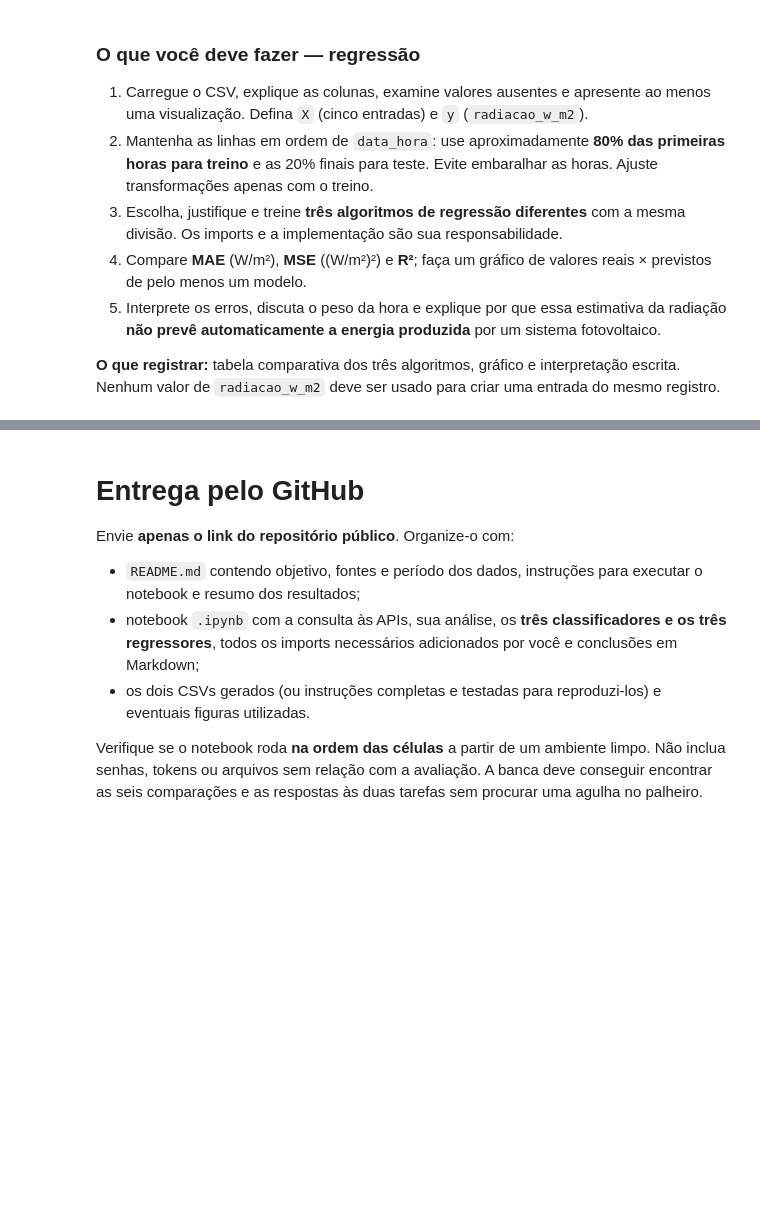
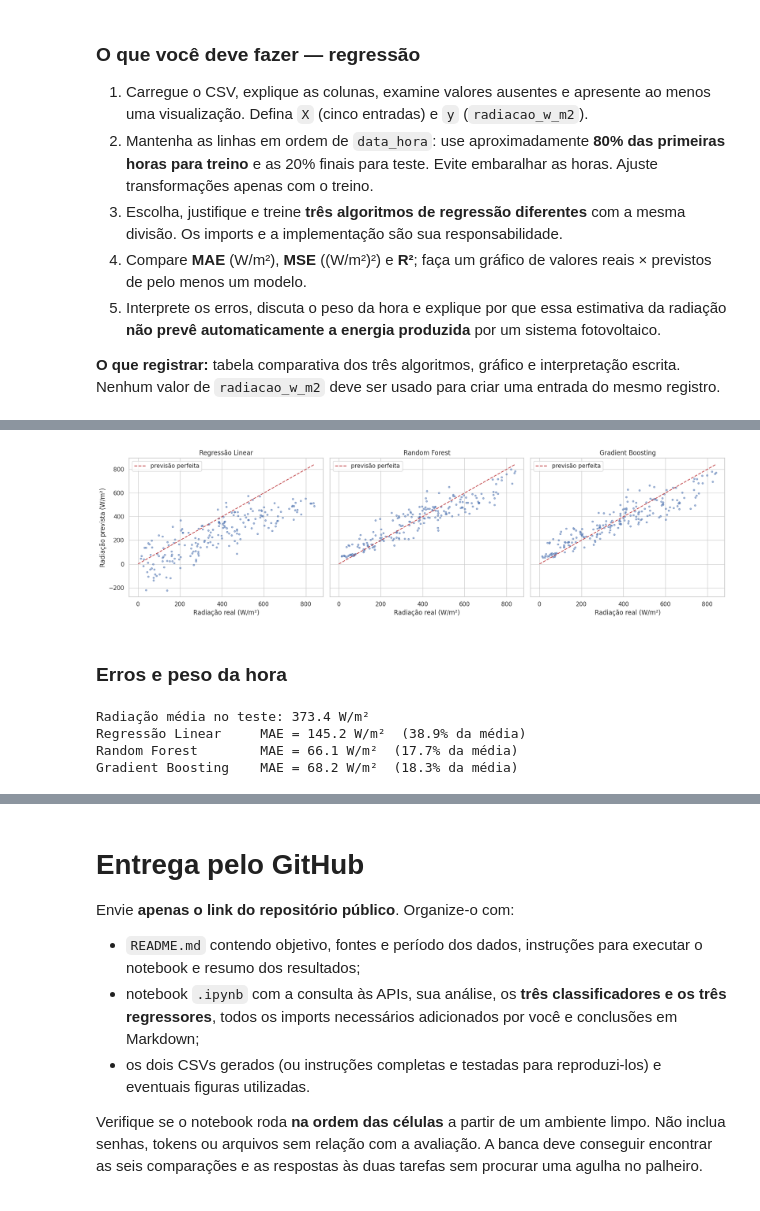
Before and after one commit to o-kauan/CP2_SEM2_SERS_2026, a Jupyter notebook: Checkpoint2_SERS.ipynb, the cells around one changed output, grey strips where cells are left out. Cells and saved outputs as stored; diff of their text form; code cells hidden in the pictures; blank space fills up the shorter version.

```diff
--- a/Checkpoint2_SERS.ipynb
+++ b/Checkpoint2_SERS.ipynb
@@ -370,0 +494,10 @@ Salvo: meteo_regressao_orange.csv
+# %%
+colunas_x = ["temperatura_c", "umidade_pct", "nuvens_pct", "vento_kmh", "hora"]
+alvo = "radiacao_w_m2"
+
+corte = int(len(df) * 0.8)
+X_treino, X_teste = df.loc[:corte - 1, colunas_x], df.loc[corte:, colunas_x]
+y_treino, y_teste = df.loc[:corte - 1, alvo],      df.loc[corte:, alvo]
+
+print(f"Treino: {len(X_treino)} linhas | {df.loc[0, 'data_hora']} -> {df.loc[corte - 1, 'data_hora']}")
+print(f"Teste : {len(X_teste)} linhas | {df.loc[corte, 'data_hora']} -> {df.loc[len(df) - 1, 'data_hora']}")
@@ -370,0 +515,23 @@ Salvo: meteo_regressao_orange.csv
+# %%
+modelos = {
+    "Regressão Linear": make_pipeline(StandardScaler(), LinearRegression()),
+    "Random Forest": make_pipeline(StandardScaler(),
+                                   RandomForestRegressor(n_estimators=200, random_state=SEED)),
+    "Gradient Boosting": make_pipeline(StandardScaler(),
+                                       GradientBoostingRegressor(random_state=SEED)),
+}
+
+resultados, previsoes = [], {}
+for nome, modelo in modelos.items():
+    modelo.fit(X_treino, y_treino)          # aprende só com o treino
+    pred = modelo.predict(X_teste)          # avalia no teste (período final)
+    previsoes[nome] = pred
+    resultados.append({
+        "Modelo": nome,
+        "MAE (W/m²)": mean_absolute_error(y_teste, pred),
+        "MSE ((W/m²)²)": mean_squared_error(y_teste, pred),
+        "R²": r2_score(y_teste, pred),
+    })
+
+tabela = pd.DataFrame(resultados).set_index("Modelo").round(3)
+tabela
@@ -370,0 +556,27 @@ Salvo: meteo_regressao_orange.csv
+# %%
+# Real x previsto para os três modelos
+lim = [0, max(y_teste.max(), max(p.max() for p in previsoes.values()))]
+fig, axes = plt.subplots(1, 3, figsize=(17, 4.8), sharex=True, sharey=True)
+for ax, (nome, pred) in zip(axes, previsoes.items()):
+    ax.scatter(y_teste, pred, s=10, alpha=0.5)
+    ax.plot(lim, lim, "r--", label="previsão perfeita")
+    ax.set_title(nome)
+    ax.set_xlabel("Radiação real (W/m²)")
+    ax.legend()
+axes[0].set_ylabel("Radiação prevista (W/m²)")
+plt.tight_layout(); plt.show()
+# %% [output]
+[figure, added]
+# %% [markdown]
+### Erros e peso da hora
+# %%
+# Tamanho do erro em relação ao nível médio da radiação
+media_teste = y_teste.mean()
+print(f"Radiação média no teste: {media_teste:.1f} W/m²")
+for nome, linha in tabela.iterrows():
+    print(f"{nome:20s} MAE = {linha['MAE (W/m²)']:.1f} W/m²  ({100 * linha['MAE (W/m²)'] / media_teste:.1f}% da média)")
+# %% [output]
+Radiação média no teste: 373.4 W/m²
+Regressão Linear     MAE = 145.2 W/m²  (38.9% da média)
+Random Forest        MAE = 66.1 W/m²  (17.7% da média)
+Gradient Boosting    MAE = 68.2 W/m²  (18.3% da média)
```
Also changed, not shown: parts of 25 cells of this notebook.
